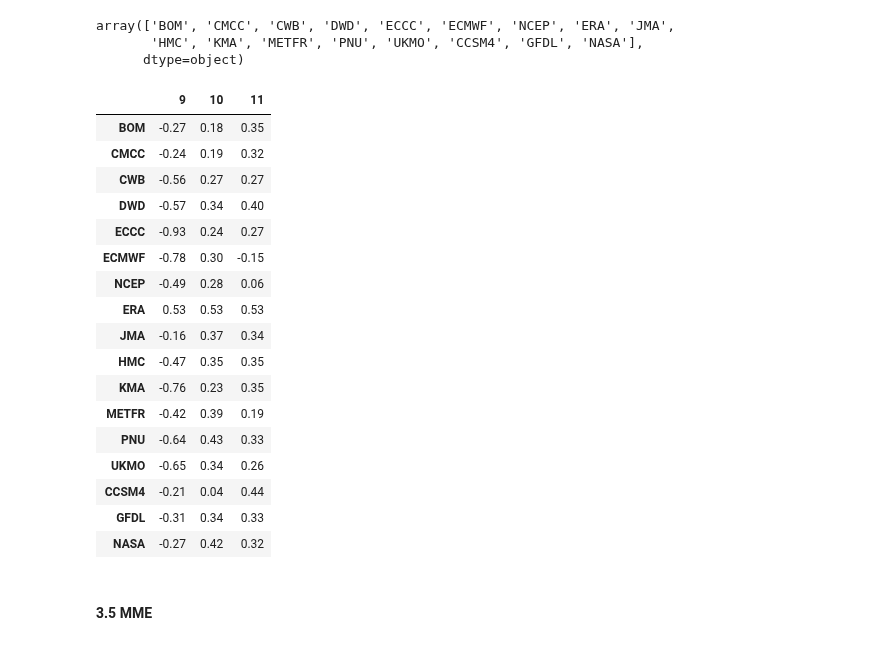
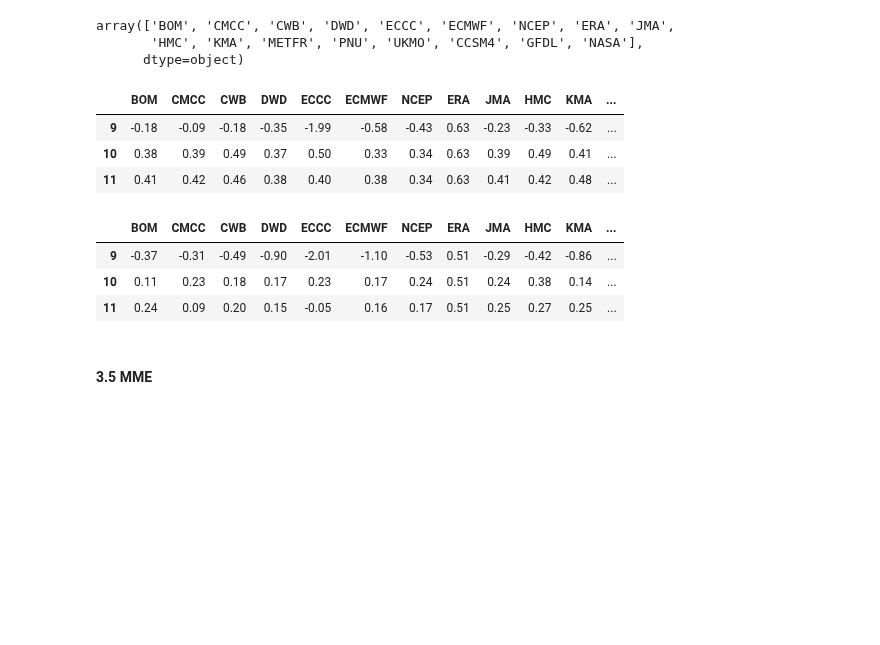
Before and after one commit to mzachow/wheat-yield-forecast-argentina, a Jupyter notebook: 4_train_model_SCM.ipynb, the cells around one changed output. Drawn from its saved outputs; the diff is of its cells as text; code cells hidden in the pictures; blank space fills up the shorter version.

```diff
--- a/train_model_SCM.ipynb
+++ b/4_train_model_SCM.ipynb
@@ -89,3 +24,11 @@ plt.show()
+# %%
+era = pd.read_csv("data/features/era_features_and_target.csv")
+nmme = pd.read_csv("nmme/data/features/bias_adjusted_nmme_features.csv").merge(era[["year", "yield [kg/ha]", "yield anomaly [%]"]], on="year", how="left")
+clik = pd.read_csv("clik-apcc/data/features/bias_adjusted_clik_features.csv").merge(era[["year", "yield [kg/ha]", "yield anomaly [%]"]], on="year", how="left")
+c3s = pd.read_csv("c3s/data/features/bias_adjusted_c3s_features.csv").merge(era[["year", "yield [kg/ha]", "yield anomaly [%]"]], on="year", how="left")
+
+x_y_cv = pd.concat([era, nmme, clik, c3s], ignore_index=True).drop_duplicates()
+x_y_cv = x_y_cv.loc[x_y_cv["year"] <= 2016].reset_index(drop=True)
 # %% [markdown]
 ### 3. Train model
 # %% [markdown]
@@ -109,9 +52,9 @@ for model in ['BOM', 'CMCC', 'CWB', 'DWD', 'ECCC', 'ECMWF', 'NCEP', 'ERA', 'JMA'
     X_rain = X.loc[:, [c for c in X.columns if ("rain" in c)]]
 
     # basis expansion to linear model
-    X_tmean_squared = pd.DataFrame(np.array(np.multiply(X_temp, X_temp)), columns=["tt_9_a", "tt_10_a", "tt_11_a", "tt_9_b", "tt_10_b", "tt_11_b"])
-    X_rain_squared = pd.DataFrame(np.array(np.multiply(X_rain, X_rain)), columns=["rr_9_a", "rr_10_a", "rr_11_a", "rr_9_b", "rr_10_b", "rr_11_b"])
-    X_tmean_times_rain = pd.DataFrame(np.multiply(np.array(X_temp), np.array(X_rain)), columns=["rt_9_a", "rt_10_a", "rt_11_a", "rt_9_b", "rt_10_b", "rt_11_b"])
+    X_tmean_squared = pd.DataFrame(np.array(np.multiply(X_temp, X_temp)), columns=["tt_8_a", "tt_9_a", "tt_10_a", "tt_11_a", "tt_8_b", "tt_9_b", "tt_10_b", "tt_11_b"])
+    X_rain_squared = pd.DataFrame(np.array(np.multiply(X_rain, X_rain)), columns=["rr_8_a", "rr_9_a", "rr_10_a", "rr_11_a", "rr_8_b", "rr_9_b", "rr_10_b", "rr_11_b"])
+    X_tmean_times_rain = pd.DataFrame(np.multiply(np.array(X_temp), np.array(X_rain)), columns=["rt_8_a", "rt_9_a", "rt_10_a", "rt_11_a", "rt_8_b", "rt_9_b", "rt_10_b", "rt_11_b"])
 
     # merge to feature dataframe
     X = (X.merge(X_tmean_squared.merge(X_rain_squared.merge(X_tmean_times_rain, left_index=True, right_index=True), left_index=True, right_index=True), left_index=True, right_index=True))
@@ -202,44 +145,55 @@ x_y_cv_expanded["model"].unique()
 array(['BOM', 'CMCC', 'CWB', 'DWD', 'ECCC', 'ECMWF', 'NCEP', 'ERA', 'JMA',
        'HMC', 'KMA', 'METFR', 'PNU', 'UKMO', 'CCSM4', 'GFDL', 'NASA'],
       dtype=object)
+# %%
+models = ['BOM', 'CMCC', 'CWB', 'DWD', 'ECCC', 'ECMWF', 'NCEP', 'ERA', 'JMA',
+       'HMC', 'KMA', 'METFR', 'PNU', 'UKMO', 'CCSM4', 'GFDL', 'NASA']
+results = pd.DataFrame(0, index=models, columns=[9, 10, 11])
+for im in [9, 10, 11]:
+    for model in models:
+        res = kfold_cross_validation(x_y_cv_expanded, model=model, init=im, no_of_features=2)
+        res = res.loc[res["year"].isin([2008, 2002, 2013, 2010, 2011, 1997])].reset_index(drop=True)
+        # rmse
+        #metric = 100 * mse(res["yield anomaly [%]"], res["predicted"], squared=False)
+        # mae
+        #metric = np.round(mae(res["predicted"], res["yield anomaly [%]"]), 4)
+        # r
+        #metric = np.round(pearsonr(res["predicted"], res["yield anomaly [%]"])[0], 2)
+        # coefficient of determination
+        metric = r2(res["yield anomaly [%]"], res["predicted"])
+
+        results.loc[model, im] = np.round(metric, 2)
+
+results.transpose()
+# %% [output]
+|  | BOM | CMCC | CWB | DWD | ECCC | ECMWF | NCEP | ERA | JMA | HMC | KMA | ... |
+| 9 | -0.18 | -0.09 | -0.18 | -0.35 | -1.99 | -0.58 | -0.43 | 0.63 | -0.23 | -0.33 | -0.62 | ... |
+| 10 | 0.38 | 0.39 | 0.49 | 0.37 | 0.50 | 0.33 | 0.34 | 0.63 | 0.39 | 0.49 | 0.41 | ... |
+| 11 | 0.41 | 0.42 | 0.46 | 0.38 | 0.40 | 0.38 | 0.34 | 0.63 | 0.41 | 0.42 | 0.48 | ... |
 # %%
 models = ['BOM', 'CMCC', 'CWB', 'DWD', 'ECCC', 'ECMWF', 'NCEP', 'ERA', 'JMA',
        'HMC', 'KMA', 'METFR', 'PNU', 'UKMO', 'CCSM4', 'GFDL', 'NASA']
 results = pd.DataFrame(0, index=models, columns=[9, 10, 11])
 for im in [9, 10, 11]:
     for model in models:
         res = kfold_cross_validation(x_y_cv_expanded, model=model, init=im, no_of_features=2)
         # rmse
         #metric = 100 * mse(res["yield anomaly [%]"], res["predicted"], squared=False)
         # mae
         #metric = np.round(mae(res["predicted"], res["yield anomaly [%]"]), 4)
         # r
         #metric = np.round(pearsonr(res["predicted"], res["yield anomaly [%]"])[0], 2)
         # coefficient of determination
         metric = r2(res["yield anomaly [%]"], res["predicted"])
 
         results.loc[model, im] = np.round(metric, 2)
 
-results
+results.transpose()
 # %% [output]
-|  | 9 | 10 | 11 |
-| BOM | -0.27 | 0.18 | 0.35 |
-| CMCC | -0.24 | 0.19 | 0.32 |
-| CWB | -0.56 | 0.27 | 0.27 |
-| DWD | -0.57 | 0.34 | 0.40 |
-| ECCC | -0.93 | 0.24 | 0.27 |
-| ECMWF | -0.78 | 0.30 | -0.15 |
-| NCEP | -0.49 | 0.28 | 0.06 |
-| ERA | 0.53 | 0.53 | 0.53 |
-| JMA | -0.16 | 0.37 | 0.34 |
-| HMC | -0.47 | 0.35 | 0.35 |
-| KMA | -0.76 | 0.23 | 0.35 |
-| METFR | -0.42 | 0.39 | 0.19 |
-| PNU | -0.64 | 0.43 | 0.33 |
-| UKMO | -0.65 | 0.34 | 0.26 |
-| CCSM4 | -0.21 | 0.04 | 0.44 |
-| GFDL | -0.31 | 0.34 | 0.33 |
-| NASA | -0.27 | 0.42 | 0.32 |
+|  | BOM | CMCC | CWB | DWD | ECCC | ECMWF | NCEP | ERA | JMA | HMC | KMA | ... |
+| 9 | -0.37 | -0.31 | -0.49 | -0.90 | -2.01 | -1.10 | -0.53 | 0.51 | -0.29 | -0.42 | -0.86 | ... |
+| 10 | 0.11 | 0.23 | 0.18 | 0.17 | 0.23 | 0.17 | 0.24 | 0.51 | 0.24 | 0.38 | 0.14 | ... |
+| 11 | 0.24 | 0.09 | 0.20 | 0.15 | -0.05 | 0.16 | 0.17 | 0.51 | 0.25 | 0.27 | 0.25 | ... |
 # %% [markdown]
 #### 3.5 MME
 # %%
```
Also changed, not shown: parts of 17 cells of this notebook, 23 other files.
